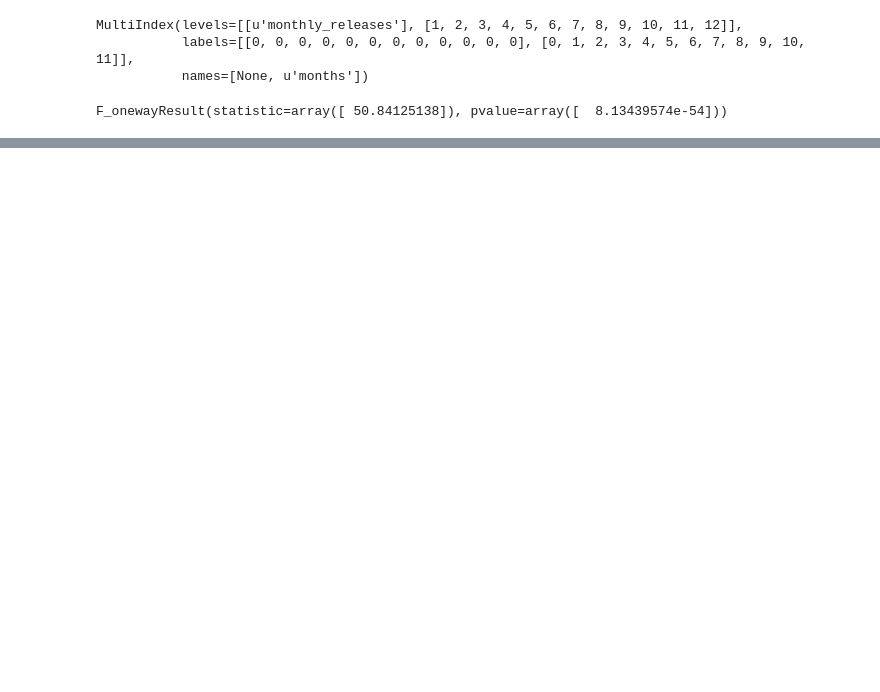
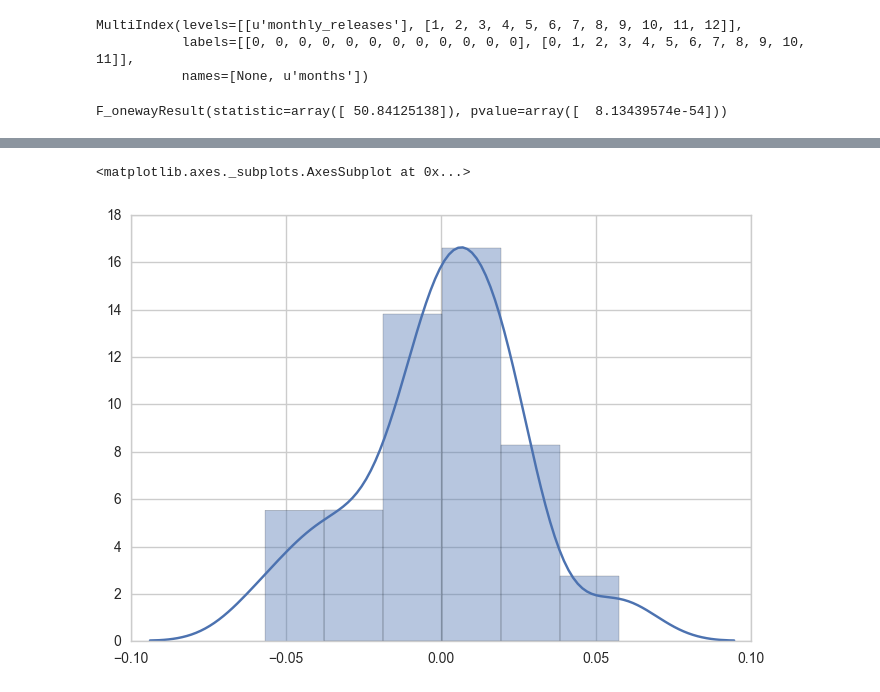
Before and after one commit to s-leung/videogameproject, a Jupyter notebook: November.ipynb, the cells around one changed output, grey strips where cells are left out. Saved outputs shown, nothing was run; the diff lists cells and outputs as text; code cells hidden in the pictures; blank space fills up the shorter version.

```diff
--- a/November.ipynb
+++ b/November.ipynb
@@ -170,0 +171,6 @@ print(mc.groupsunique)
+# %%
+Jan = nn.loc[:, (slice(None), 1)].values.tolist()
+sns.distplot((Feb - np.mean(Feb)))
+# %% [output]
+<matplotlib.axes._subplots.AxesSubplot at 0x...>
+[figure, added]
```
Also changed, not shown: parts of 28 cells of this notebook.
